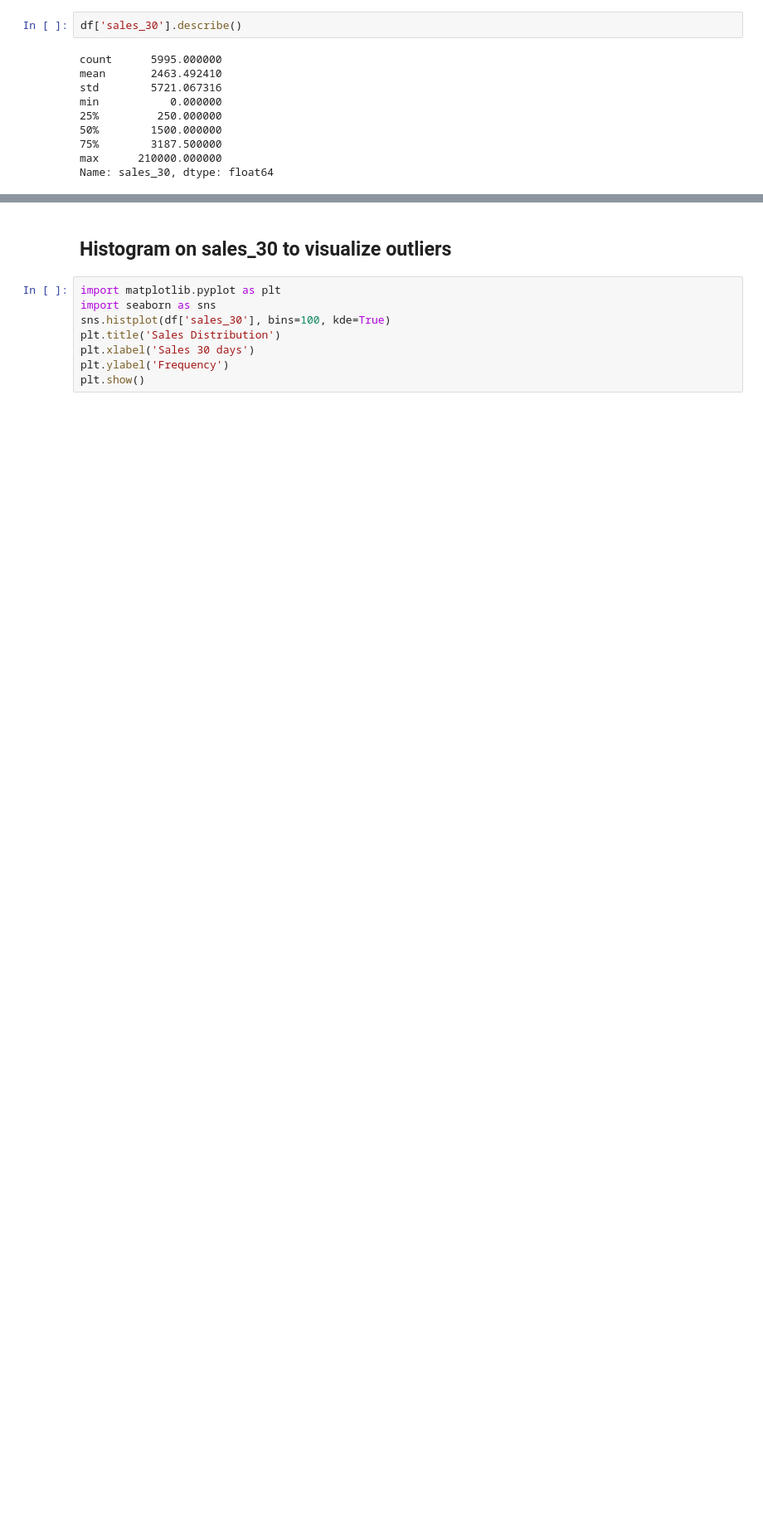
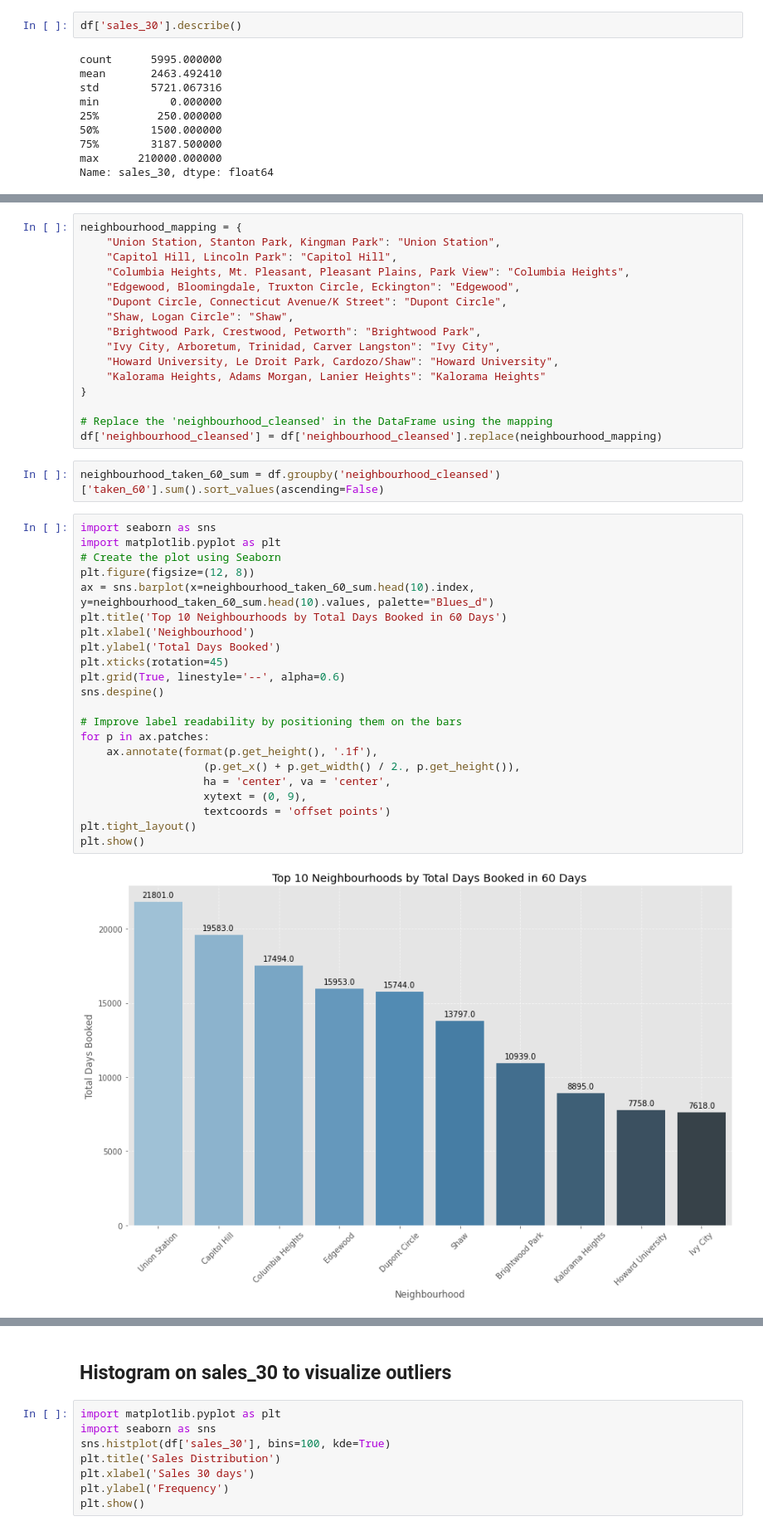
Before and after one commit to sk2337/datavizproject, a Jupyter notebook: data_cleaning.ipynb, the cells around one changed output, grey strips where cells are left out. Shown at 83% size. Cells and saved outputs as stored; diff of their text form; blank space fills up the shorter version.

```diff
--- a/data_cleaning.ipynb
+++ b/data_cleaning.ipynb
@@ -52,0 +68,42 @@ Name: sales_30, dtype: float64
+# %%
+neighbourhood_mapping = {
+    "Union Station, Stanton Park, Kingman Park": "Union Station",
+    "Capitol Hill, Lincoln Park": "Capitol Hill",
+    "Columbia Heights, Mt. Pleasant, Pleasant Plains, Park View": "Columbia Heights",
+    "Edgewood, Bloomingdale, Truxton Circle, Eckington": "Edgewood",
+    "Dupont Circle, Connecticut Avenue/K Street": "Dupont Circle",
+    "Shaw, Logan Circle": "Shaw",
+    "Brightwood Park, Crestwood, Petworth": "Brightwood Park",
+    "Ivy City, Arboretum, Trinidad, Carver Langston": "Ivy City",
+    "Howard University, Le Droit Park, Cardozo/Shaw": "Howard University",
+    "Kalorama Heights, Adams Morgan, Lanier Heights": "Kalorama Heights"
+}
+
+# Replace the 'neighbourhood_cleansed' in the DataFrame using the mapping
+df['neighbourhood_cleansed'] = df['neighbourhood_cleansed'].replace(neighbourhood_mapping)
+# %%
+neighbourhood_taken_60_sum = df.groupby('neighbourhood_cleansed')['taken_60'].sum().sort_values(ascending=False)
+# %%
+import seaborn as sns
+import matplotlib.pyplot as plt
+# Create the plot using Seaborn
+plt.figure(figsize=(12, 8))
+ax = sns.barplot(x=neighbourhood_taken_60_sum.head(10).index, y=neighbourhood_taken_60_sum.head(10).values, palette="Blues_d")
+plt.title('Top 10 Neighbourhoods by Total Days Booked in 60 Days')
+plt.xlabel('Neighbourhood')
+plt.ylabel('Total Days Booked')
+plt.xticks(rotation=45)
+plt.grid(True, linestyle='--', alpha=0.6)
+sns.despine()
+
+# Improve label readability by positioning them on the bars
+for p in ax.patches:
+    ax.annotate(format(p.get_height(), '.1f'),
+                   (p.get_x() + p.get_width() / 2., p.get_height()),
+                   ha = 'center', va = 'center',
+                   xytext = (0, 9),
+                   textcoords = 'offset points')
+plt.tight_layout()
+plt.show()
+# %% [output]
+[figure, added]
```
Also changed, not shown: parts of 12 cells of this notebook, 5 other files.
